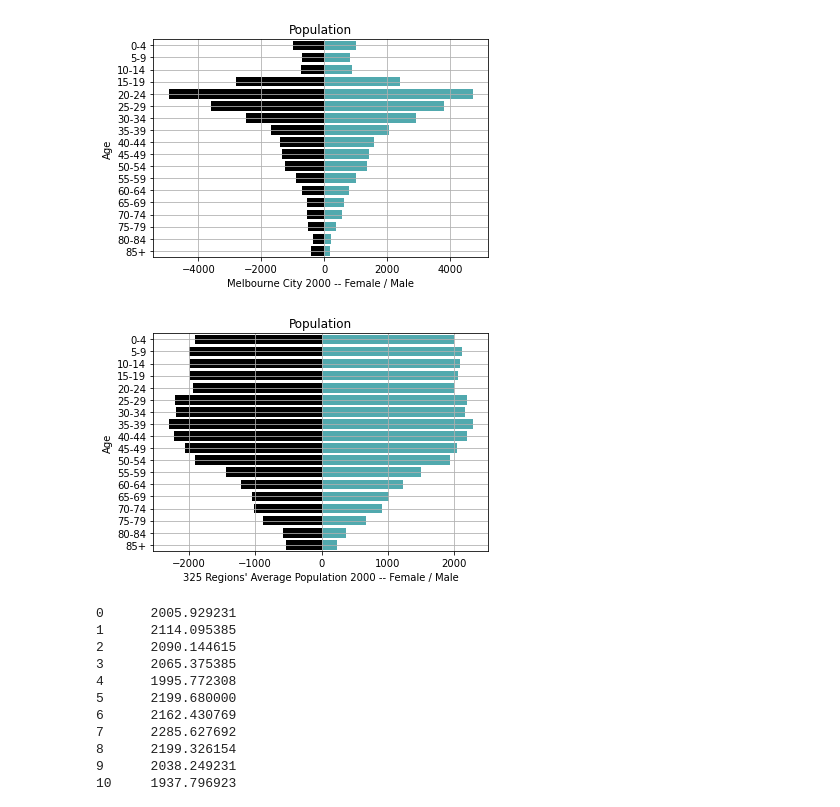
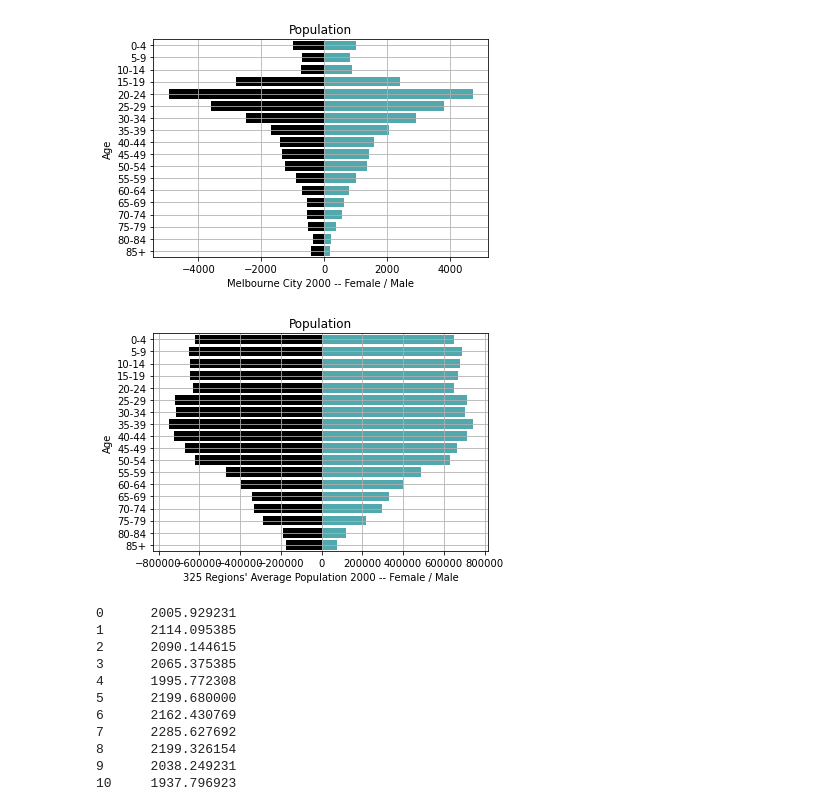
Before and after one commit to RelaxZhang/Data-Science-Project, a Jupyter notebook: Code/dataplot.ipynb, the cells around one changed output. Drawn from its saved outputs; the diff is of its cells as text; code cells hidden in the pictures.

```diff
--- a/Code/dataplot.ipynb
+++ b/Code/dataplot.ipynb
@@ -69,35 +69,35 @@ age_count_dict = {}
 for i in range(325):
     for j in range(len(Age_sex)):
         if Age_sex[j] not in age_count_dict:
             age_count_dict[Age_sex[j]] = avg_list[i][j]
         else:
             age_count_dict[Age_sex[j]] += avg_list[i][j]
 
 age_count_avg_dict = {}
 for i in age_count_dict:
-    age_count_avg_dict[i] = age_count_dict[i] / 325
+    age_count_avg_dict[i] = age_count_dict[i]
 
 pyramid_2000_avg = []
 for i in age_count_avg_dict:
     if (i != "total"):
         if ("f" in i):
             pyramid_2000_avg.append(-age_count_avg_dict[i])
         else:
             pyramid_2000_avg.append(age_count_avg_dict[i])
 
 dataframe_ts = pd.DataFrame(Age)
 dataframe_ts.columns = ["Age"]
 dataframe_ts["Male"] = pyramid_2000_avg[0:18]
 dataframe_ts["Female"] = pyramid_2000_avg[18:37]
 
 # Plot pyramid plots for visulising data and observe data sparsity of specific hierachical group
 ax1 = sns.barplot(x='Female', y='Age', data=dataframe_ts, order=Age, color = "#000000")
 ax2 = sns.barplot(x='Male', y='Age', data=dataframe_ts, order=Age, color = "#42b7bd")
 plt.title("Population")
 plt.xlabel("325 Regions' Average Population 2000 -- Female / Male")
 plt.grid()
 # %% [output]
-[figure, old version]
+[figure, new version]
 # %%
 # Store the smallest 5 male 85+ population regions to csv
 dataframe_ts = pd.DataFrame(avg_list)
```
Also changed, not shown: 8 other files.
